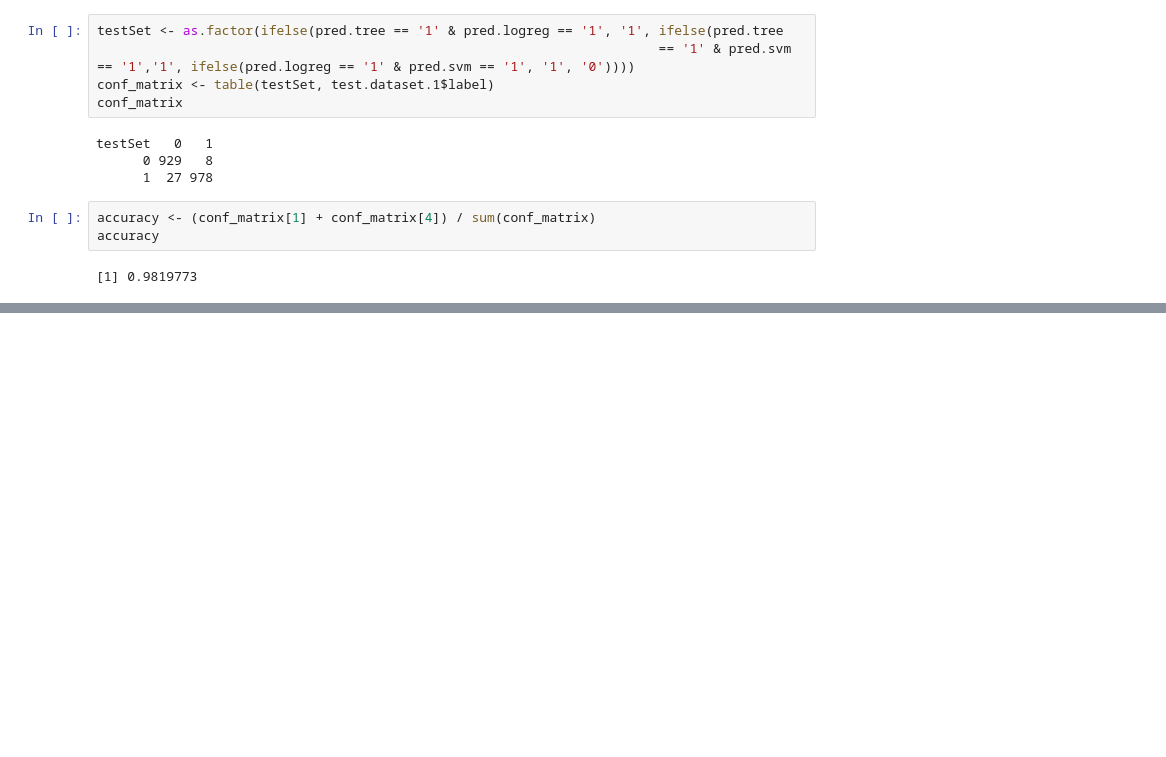
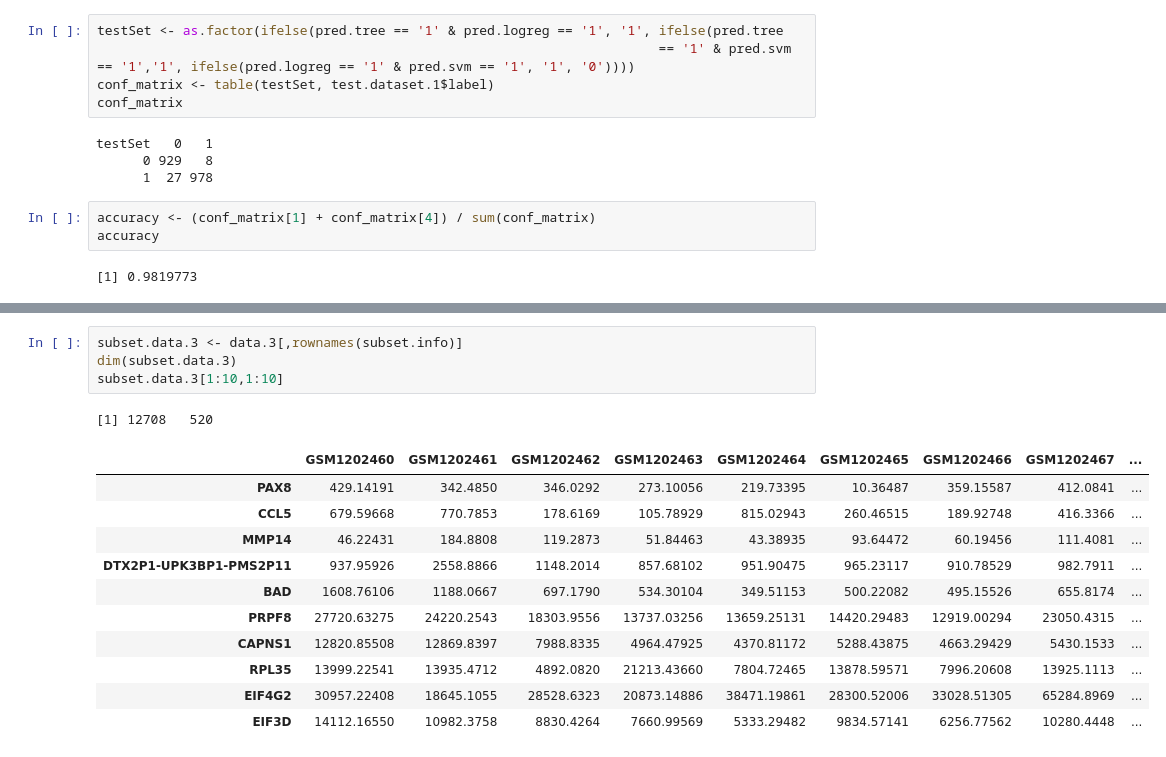
Before and after one commit to nclgbd/geneGPT, a Jupyter notebook: models.ipynb, the cells around one changed output, grey strips where cells are left out. Saved outputs shown, nothing was run; the diff lists cells and outputs as text; blank space fills up the shorter version.

```diff
--- a/models.ipynb
+++ b/models.ipynb
@@ -396,0 +435,17 @@ accuracy
+# %%
+subset.data.3 <- data.3[,rownames(subset.info)]
+dim(subset.data.3)
+subset.data.3[1:10,1:10]
+# %% [output]
+[1] 12708   520
+|  | GSM1202460 | GSM1202461 | GSM1202462 | GSM1202463 | GSM1202464 | GSM1202465 | GSM1202466 | GSM1202467 | ... |
+| PAX8 | 429.14191 | 342.4850 | 346.0292 | 273.10056 | 219.73395 | 10.36487 | 359.15587 | 412.0841 | ... |
+| CCL5 | 679.59668 | 770.7853 | 178.6169 | 105.78929 | 815.02943 | 260.46515 | 189.92748 | 416.3366 | ... |
+| MMP14 | 46.22431 | 184.8808 | 119.2873 | 51.84463 | 43.38935 | 93.64472 | 60.19456 | 111.4081 | ... |
+| DTX2P1-UPK3BP1-PMS2P11 | 937.95926 | 2558.8866 | 1148.2014 | 857.68102 | 951.90475 | 965.23117 | 910.78529 | 982.7911 | ... |
+| BAD | 1608.76106 | 1188.0667 | 697.1790 | 534.30104 | 349.51153 | 500.22082 | 495.15526 | 655.8174 | ... |
+| PRPF8 | 27720.63275 | 24220.2543 | 18303.9556 | 13737.03256 | 13659.25131 | 14420.29483 | 12919.00294 | 23050.4315 | ... |
+| CAPNS1 | 12820.85508 | 12869.8397 | 7988.8335 | 4964.47925 | 4370.81172 | 5288.43875 | 4663.29429 | 5430.1533 | ... |
+| RPL35 | 13999.22541 | 13935.4712 | 4892.0820 | 21213.43660 | 7804.72465 | 13878.59571 | 7996.20608 | 13925.1113 | ... |
+| EIF4G2 | 30957.22408 | 18645.1055 | 28528.6323 | 20873.14886 | 38471.19861 | 28300.52006 | 33028.51305 | 65284.8969 | ... |
+| EIF3D | 14112.16550 | 10982.3758 | 8830.4264 | 7660.99569 | 5333.29482 | 9834.57141 | 6256.77562 | 10280.4448 | ... |
```
Also changed, not shown: parts of 24 cells of this notebook.
